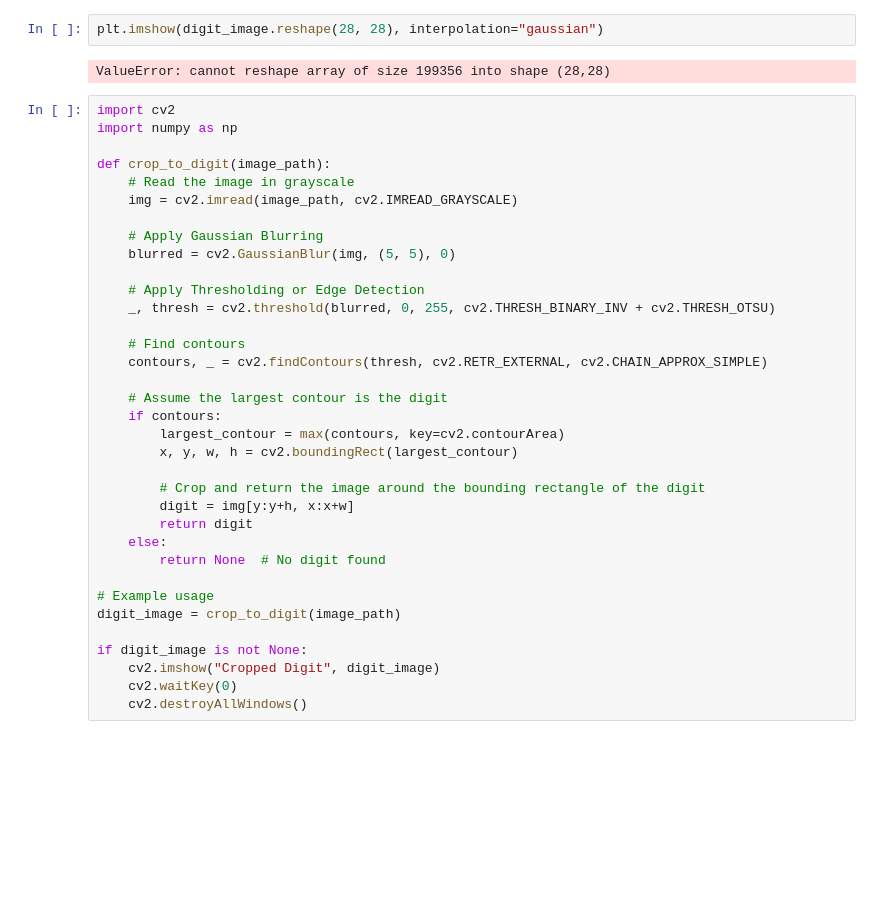
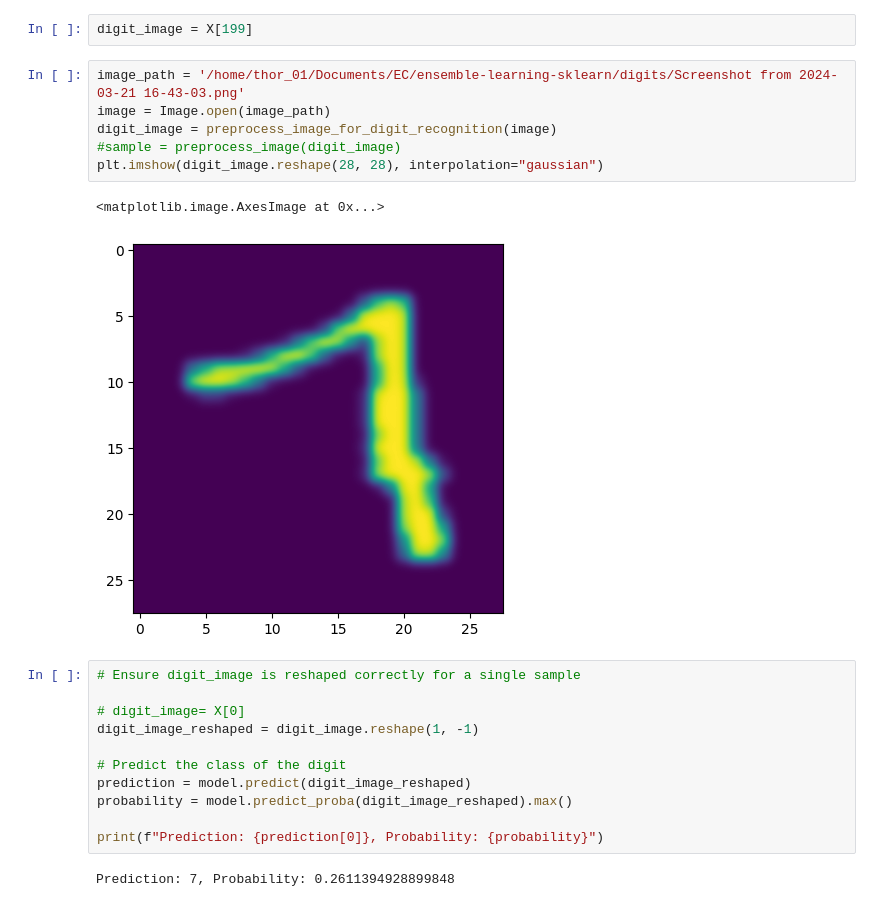
Before and after one commit to SiarheiThor/ensemble-learning-sklearn, a Jupyter notebook: notebooks/dev.ipynb, the cells around one changed output. Saved outputs shown, nothing was run; the diff lists cells and outputs as text; blank space fills up the shorter version.

Commit message:
clean trained model

```diff
--- a/notebooks/dev.ipynb
+++ b/notebooks/dev.ipynb
@@ -70,39 +93,24 @@ array([[220, 217, 219, ..., 204, 204, 203],
-# %%
-plt.imshow(digit_image.reshape(28, 28), interpolation="gaussian")
-# %% [output]
-ValueError: cannot reshape array of size 199356 into shape (28,28)
-# %%
-import cv2
-import numpy as np
-
-def crop_to_digit(image_path):
-    # Read the image in grayscale
-    img = cv2.imread(image_path, cv2.IMREAD_GRAYSCALE)
-
-    # Apply Gaussian Blurring
-    blurred = cv2.GaussianBlur(img, (5, 5), 0)
-
-    # Apply Thresholding or Edge Detection
-    _, thresh = cv2.threshold(blurred, 0, 255, cv2.THRESH_BINARY_INV + cv2.THRESH_OTSU)
-
-    # Find contours
-    contours, _ = cv2.findContours(thresh, cv2.RETR_EXTERNAL, cv2.CHAIN_APPROX_SIMPLE)
-
-    # Assume the largest contour is the digit
-    if contours:
-        largest_contour = max(contours, key=cv2.contourArea)
-        x, y, w, h = cv2.boundingRect(largest_contour)
-
-        # Crop and return the image around the bounding rectangle of the digit
-        digit = img[y:y+h, x:x+w]
-        return digit
-    else:
-        return None  # No digit found
-
-# Example usage
-digit_image = crop_to_digit(image_path)
-
-if digit_image is not None:
-    cv2.imshow("Cropped Digit", digit_image)
-    cv2.waitKey(0)
-    cv2.destroyAllWindows()
+# %%
+digit_image = X[199]
+# %%
+image_path = '/home/thor_01/Documents/EC/ensemble-learning-sklearn/digits/Screenshot from 2024-03-21 16-43-03.png'
+image = Image.open(image_path)
+digit_image = preprocess_image_for_digit_recognition(image)
+#sample = preprocess_image(digit_image)
+plt.imshow(digit_image.reshape(28, 28), interpolation="gaussian")
+# %% [output]
+<matplotlib.image.AxesImage at 0x...>
+[figure, added]
+# %%
+# Ensure digit_image is reshaped correctly for a single sample
+
+# digit_image= X[0]
+digit_image_reshaped = digit_image.reshape(1, -1)
+
+# Predict the class of the digit
+prediction = model.predict(digit_image_reshaped)
+probability = model.predict_proba(digit_image_reshaped).max()
+
+print(f"Prediction: {prediction[0]}, Probability: {probability}")
+# %% [output]
+Prediction: 7, Probability: 0.2611394928899848
```
Also changed, not shown: parts of 10 cells of this notebook, 2 other files.
